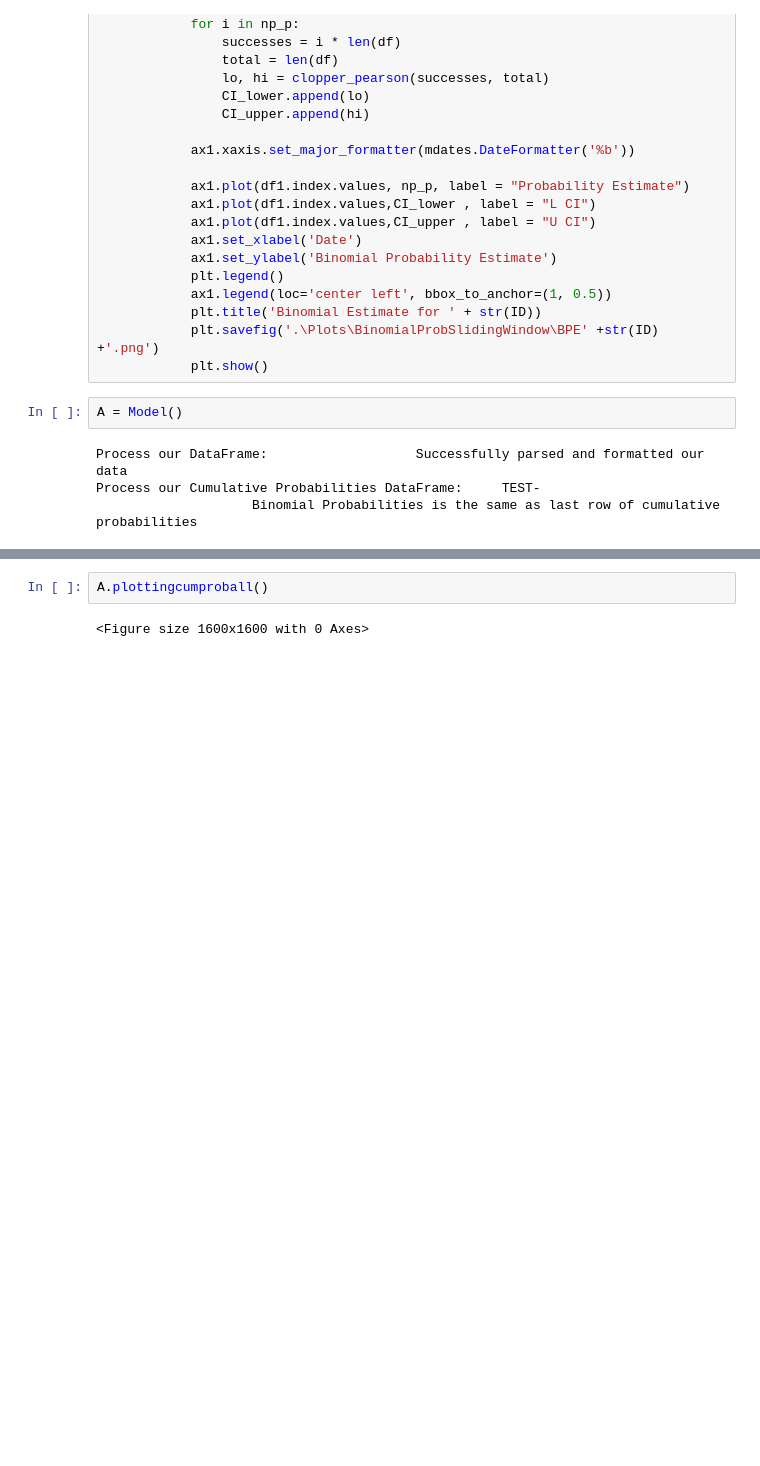
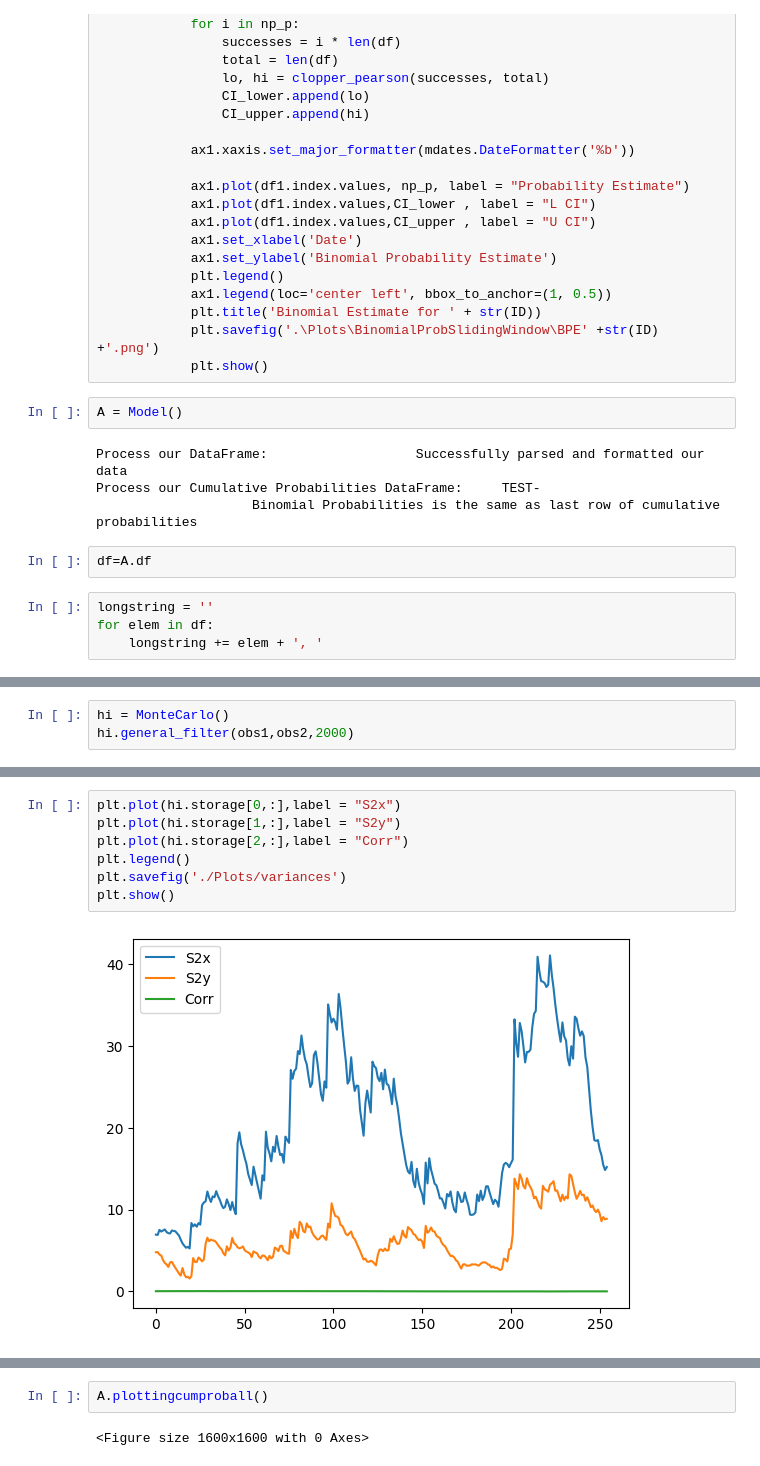
Before and after one commit to KvKid/Exploration-of-Sequential-Monte-Carlo-to-Time-Series-Data, a Jupyter notebook: Analysis_finalised.ipynb, the cells around one changed output, grey strips where cells are left out. Cells and saved outputs as stored; diff of their text form; blank space fills up the shorter version.

```diff
--- a/Analysis_finalised.ipynb
+++ b/Analysis_finalised.ipynb
@@ -329,3 +329,9 @@ A = Model()
 Process our DataFrame:                   Successfully parsed and formatted our data
 Process our Cumulative Probabilities DataFrame:     TEST-
                     Binomial Probabilities is the same as last row of cumulative probabilities
+# %%
+df=A.df
+# %%
+longstring = ''
+for elem in df:
+    longstring += elem + ', '
@@ -392,0 +495,3 @@ df[['Racism','NumOfArticles']]
+# %%
+hi = MonteCarlo()
+hi.general_filter(obs1,obs2,2000)
@@ -392,0 +550,9 @@ df[['Racism','NumOfArticles']]
+# %%
+plt.plot(hi.storage[0,:],label = "S2x")
+plt.plot(hi.storage[1,:],label = "S2y")
+plt.plot(hi.storage[2,:],label = "Corr")
+plt.legend()
+plt.savefig('./Plots/variances')
+plt.show()
+# %% [output]
+[figure, added]
```
Also changed, not shown: parts of 18 cells of this notebook, 14 other files.
